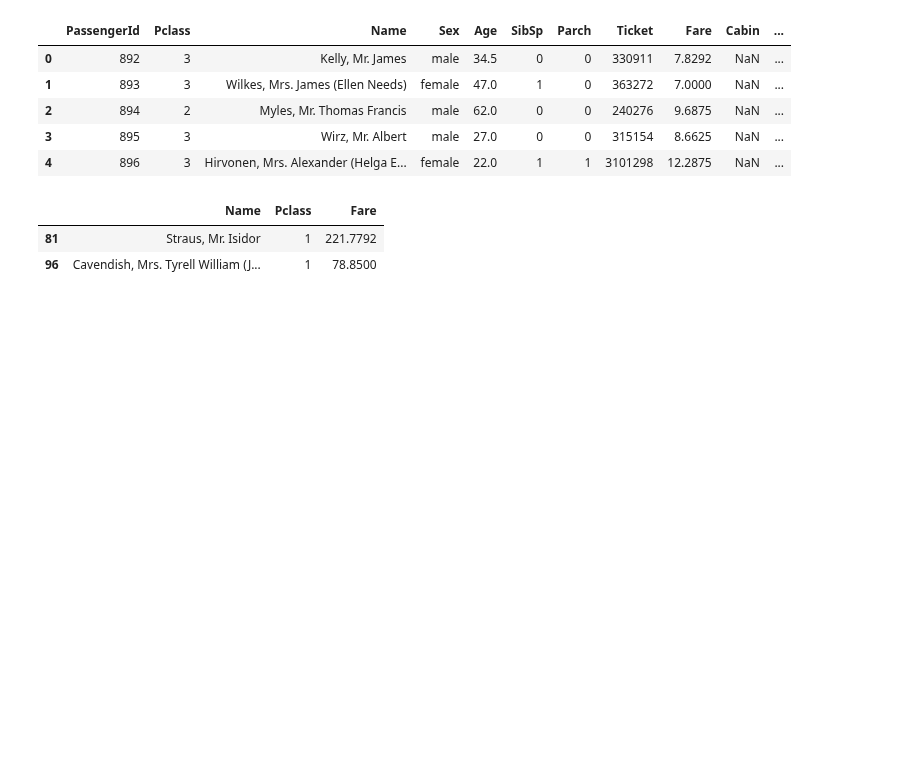
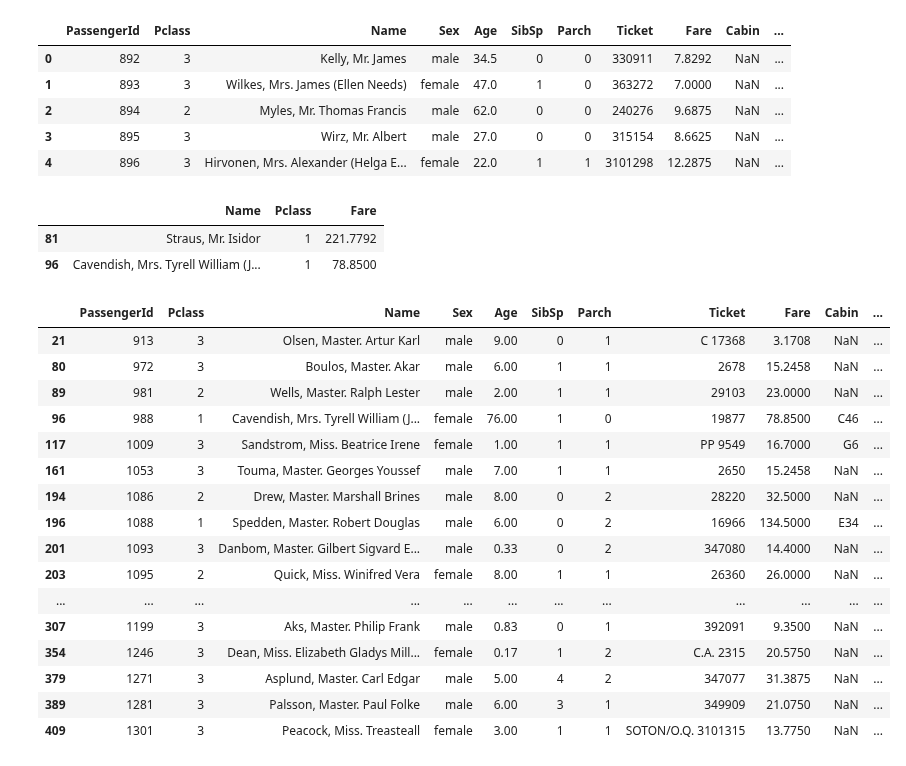
Before and after one commit to Ironankit525/sem_3_ML, a Jupyter notebook: class5/ML_pandas.ipynb, the cells around one changed output. Cells and saved outputs as stored; diff of their text form; code cells hidden in the pictures; blank space fills up the shorter version.

```diff
--- a/class5/ML_pandas.ipynb
+++ b/class5/ML_pandas.ipynb
@@ -336,3 +336,23 @@ gg[gg["Age"]>65][["Name","Pclass","Fare"]]
 |  | Name | Pclass | Fare |
 | 81 | Straus, Mr. Isidor | 1 | 221.7792 |
 | 96 | Cavendish, Mrs. Tyrell William (J... | 1 | 78.8500 |
+# %%
+gg[(gg["Age"]<10 )| (gg["Age"]>70)]
+# %% [output]
+|  | PassengerId | Pclass | Name | Sex | Age | SibSp | Parch | Ticket | Fare | Cabin | ... |
+| 21 | 913 | 3 | Olsen, Master. Artur Karl | male | 9.00 | 0 | 1 | C 17368 | 3.1708 | NaN | ... |
+| 80 | 972 | 3 | Boulos, Master. Akar | male | 6.00 | 1 | 1 | 2678 | 15.2458 | NaN | ... |
+| 89 | 981 | 2 | Wells, Master. Ralph Lester | male | 2.00 | 1 | 1 | 29103 | 23.0000 | NaN | ... |
+| 96 | 988 | 1 | Cavendish, Mrs. Tyrell William (J... | female | 76.00 | 1 | 0 | 19877 | 78.8500 | C46 | ... |
+| 117 | 1009 | 3 | Sandstrom, Miss. Beatrice Irene | female | 1.00 | 1 | 1 | PP 9549 | 16.7000 | G6 | ... |
+| 161 | 1053 | 3 | Touma, Master. Georges Youssef | male | 7.00 | 1 | 1 | 2650 | 15.2458 | NaN | ... |
+| 194 | 1086 | 2 | Drew, Master. Marshall Brines | male | 8.00 | 0 | 2 | 28220 | 32.5000 | NaN | ... |
+| 196 | 1088 | 1 | Spedden, Master. Robert Douglas | male | 6.00 | 0 | 2 | 16966 | 134.5000 | E34 | ... |
+| 201 | 1093 | 3 | Danbom, Master. Gilbert Sigvard E... | male | 0.33 | 0 | 2 | 347080 | 14.4000 | NaN | ... |
+| 203 | 1095 | 2 | Quick, Miss. Winifred Vera | female | 8.00 | 1 | 1 | 26360 | 26.0000 | NaN | ... |
+| ... | ... | ... | ... | ... | ... | ... | ... | ... | ... | ... | ... |
+| 307 | 1199 | 3 | Aks, Master. Philip Frank | male | 0.83 | 0 | 1 | 392091 | 9.3500 | NaN | ... |
+| 354 | 1246 | 3 | Dean, Miss. Elizabeth Gladys Mill... | female | 0.17 | 1 | 2 | C.A. 2315 | 20.5750 | NaN | ... |
+| 379 | 1271 | 3 | Asplund, Master. Carl Edgar | male | 5.00 | 4 | 2 | 347077 | 31.3875 | NaN | ... |
+| 389 | 1281 | 3 | Palsson, Master. Paul Folke | male | 6.00 | 3 | 1 | 349909 | 21.0750 | NaN | ... |
+| 409 | 1301 | 3 | Peacock, Miss. Treasteall | female | 3.00 | 1 | 1 | SOTON/O.Q. 3101315 | 13.7750 | NaN | ... |
```
Also changed, not shown: 2 other files.
